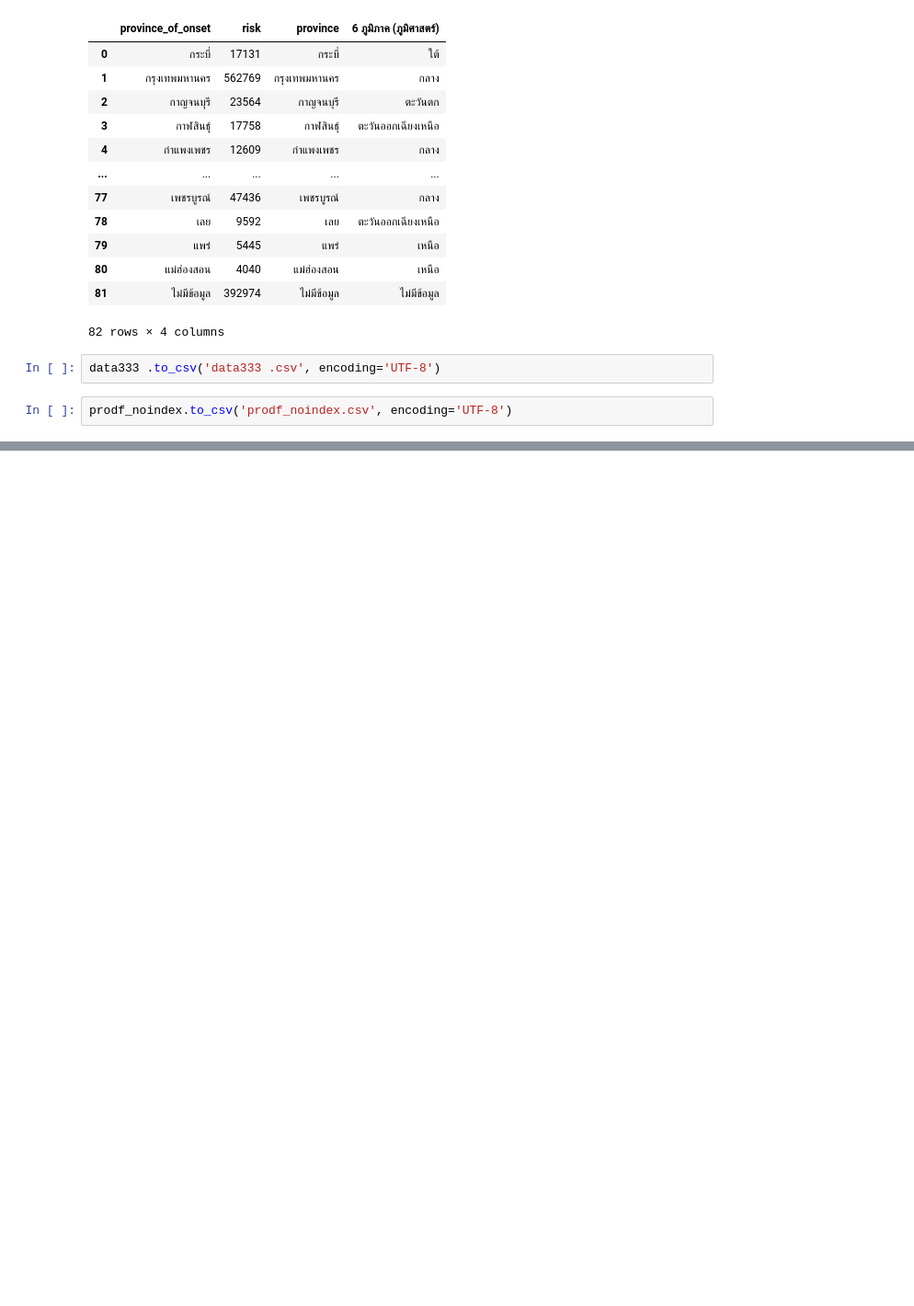
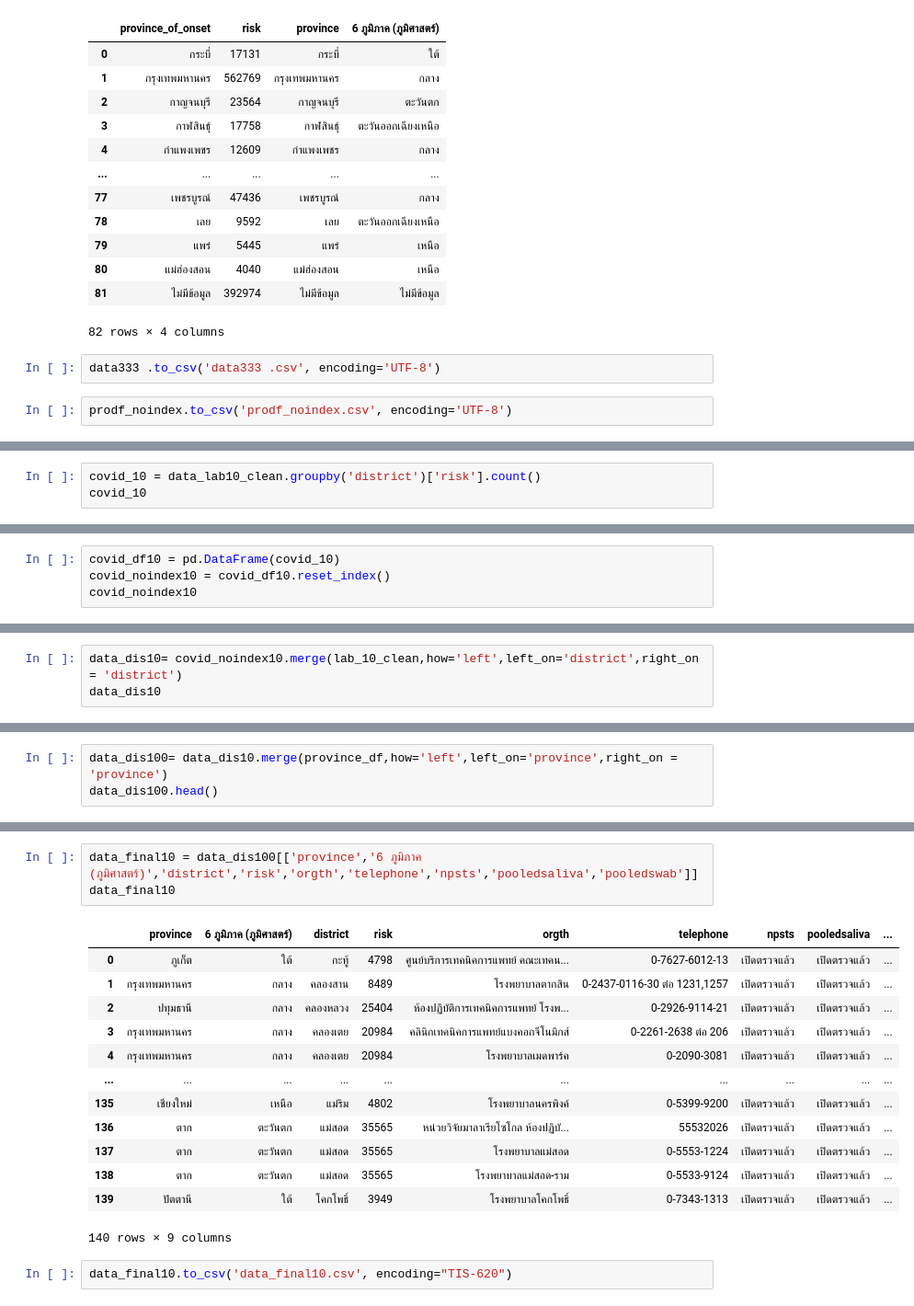
Before and after one commit to Octa-p/data_viz_2022, a Jupyter notebook: Final_Project.ipynb, the cells around one changed output, grey strips where cells are left out. Shown at 92% size. Saved outputs shown, nothing was run; the diff lists cells and outputs as text; blank space fills up the shorter version.

```diff
--- a/Final_Project.ipynb
+++ b/Final_Project.ipynb
@@ -2000,0 +2285,3 @@ prodf_noindex.to_csv('prodf_noindex.csv', encoding='UTF-8')
+# %%
+covid_10 = data_lab10_clean.groupby('district')['risk'].count()
+covid_10
@@ -2000,0 +2302,4 @@ prodf_noindex.to_csv('prodf_noindex.csv', encoding='UTF-8')
+# %%
+covid_df10 = pd.DataFrame(covid_10)
+covid_noindex10 = covid_df10.reset_index()
+covid_noindex10
@@ -2000,0 +2320,3 @@ prodf_noindex.to_csv('prodf_noindex.csv', encoding='UTF-8')
+# %%
+data_dis10= covid_noindex10.merge(lab_10_clean,how='left',left_on='district',right_on = 'district')
+data_dis10
@@ -2000,0 +2355,3 @@ prodf_noindex.to_csv('prodf_noindex.csv', encoding='UTF-8')
+# %%
+data_dis100= data_dis10.merge(province_df,how='left',left_on='province',right_on = 'province')
+data_dis100.head()
@@ -2000,0 +2378,19 @@ prodf_noindex.to_csv('prodf_noindex.csv', encoding='UTF-8')
+# %%
+data_final10 = data_dis100[['province','6 ภูมิภาค (ภูมิศาสตร์)','district','risk','orgth','telephone','npsts','pooledsaliva','pooledswab']]
+data_final10
+# %% [output]
+|  | province | 6 ภูมิภาค (ภูมิศาสตร์) | district | risk | orgth | telephone | npsts | pooledsaliva | ... |
+| 0 | ภูเก็ต | ใต้ | กะทู้ | 4798 | ศูนย์บริการเทคนิคการแพทย์ คณะเทคน... | 0-7627-6012-13 | เปิดตรวจแล้ว | เปิดตรวจแล้ว | ... |
+| 1 | กรุงเทพมหานคร | กลาง | คลองสาน | 8489 | โรงพยาบาลตากสิน | 0-2437-0116-30 ต่อ 1231,1257 | เปิดตรวจแล้ว | เปิดตรวจแล้ว | ... |
+| 2 | ปทุมธานี | กลาง | คลองหลวง | 25404 | ห้องปฏิบัติการเทคนิคการแพทย์ โรงพ... | 0-2926-9114-21 | เปิดตรวจแล้ว | เปิดตรวจแล้ว | ... |
+| 3 | กรุงเทพมหานคร | กลาง | คลองเตย | 20984 | คลินิกเทคนิคการแพทย์แบงคอกจีโนมิกส์ | 0-2261-2638 ต่อ 206 | เปิดตรวจแล้ว | เปิดตรวจแล้ว | ... |
+| 4 | กรุงเทพมหานคร | กลาง | คลองเตย | 20984 | โรงพยาบาลเมดพาร์ค | 0-2090-3081 | เปิดตรวจแล้ว | เปิดตรวจแล้ว | ... |
+| ... | ... | ... | ... | ... | ... | ... | ... | ... | ... |
+| 135 | เชียงใหม่ | เหนือ | แม่ริม | 4802 | โรงพยาบาลนครพิงค์ | 0-5399-9200 | เปิดตรวจแล้ว | เปิดตรวจแล้ว | ... |
+| 136 | ตาก | ตะวันตก | แม่สอด | 35565 | หน่วยวิจัยมาลาเรียโซโกล ห้องปฏิบั... | 55532026 | เปิดตรวจแล้ว | เปิดตรวจแล้ว | ... |
+| 137 | ตาก | ตะวันตก | แม่สอด | 35565 | โรงพยาบาลแม่สอด | 0-5553-1224 | เปิดตรวจแล้ว | เปิดตรวจแล้ว | ... |
+| 138 | ตาก | ตะวันตก | แม่สอด | 35565 | โรงพยาบาลแม่สอด-ราม | 0-5533-9124 | เปิดตรวจแล้ว | เปิดตรวจแล้ว | ... |
+| 139 | ปัตตานี | ใต้ | โคกโพธิ์ | 3949 | โรงพยาบาลโคกโพธิ์ | 0-7343-1313 | เปิดตรวจแล้ว | เปิดตรวจแล้ว | ... |
+140 rows × 9 columns
+# %%
+data_final10.to_csv('data_final10.csv', encoding="TIS-620")
```
Also changed, not shown: parts of 31 cells of this notebook.
